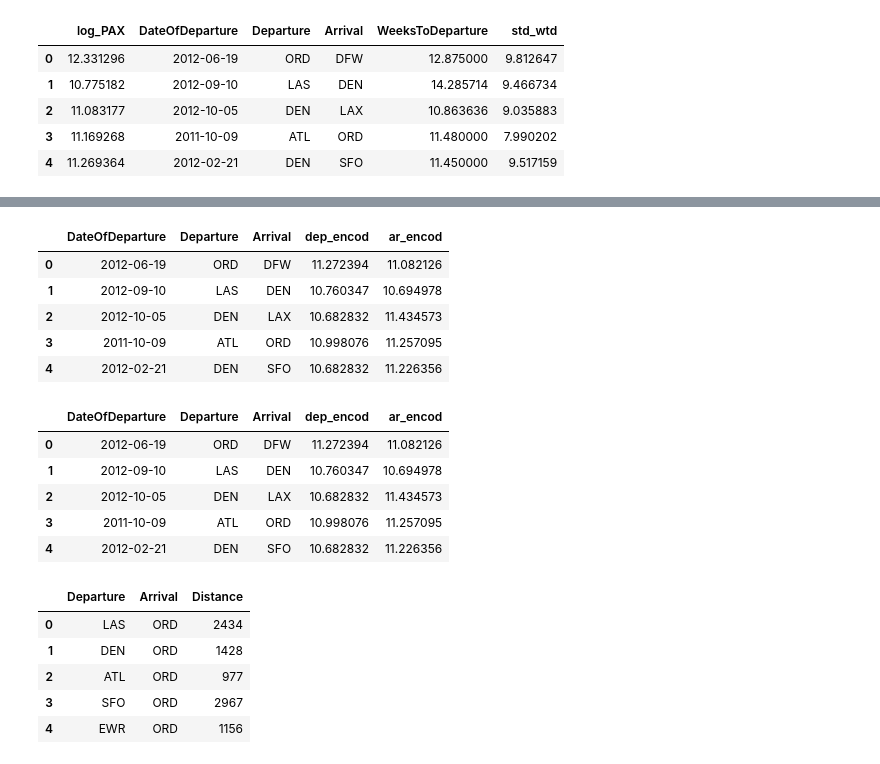
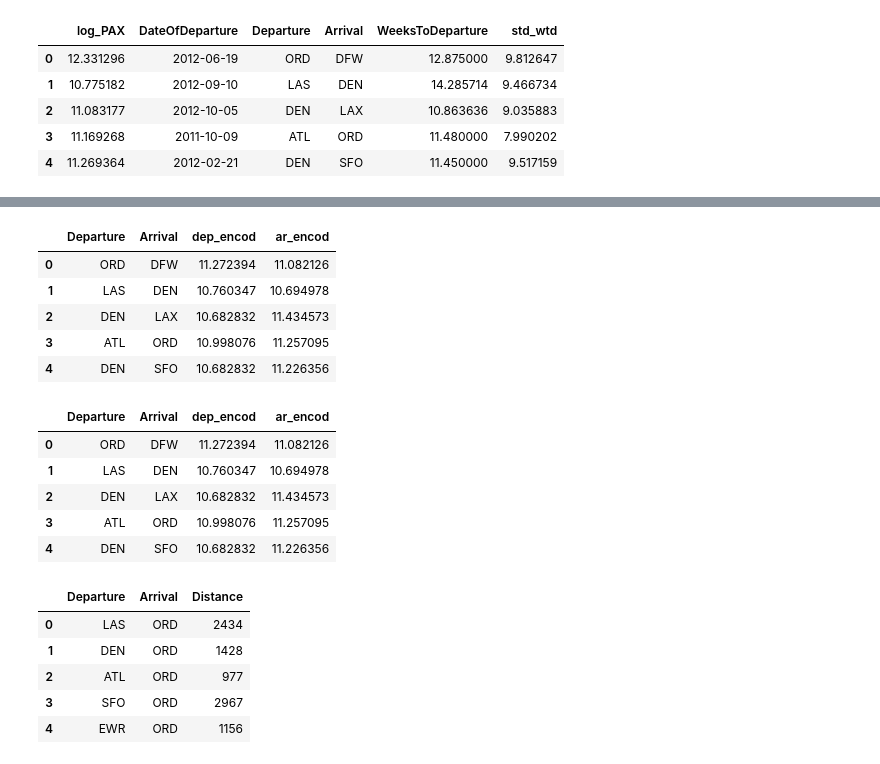
Before and after one commit to AdrienToulouse/Predicting_air_traffic, a Jupyter notebook: External_data.ipynb, the cells around one changed output, grey strips where cells are left out. Saved outputs shown, nothing was run; the diff lists cells and outputs as text; code cells hidden in the pictures.

```diff
--- a/External_data.ipynb
+++ b/External_data.ipynb
@@ -47,26 +24,26 @@ X_df['Departure'].unique().tolist()
 # %%
 mean_encode_dep = X_df.groupby('Departure')['log_PAX'].mean()
 mean_encode_ar = X_df.groupby('Arrival')['log_PAX'].mean()
 X_df.loc[:, 'dep_encod'] = X_df['Departure'].map(mean_encode_dep)
 X_df.loc[:, 'ar_encod'] = X_df['Arrival'].map(mean_encode_ar)
-X_df = X_df.drop(['log_PAX', 'WeeksToDeparture', 'std_wtd'], axis=1)
+X_df = X_df.drop(['DateOfDeparture', 'log_PAX', 'WeeksToDeparture', 'std_wtd'], axis=1)
 X_df.head()
 # %% [output]
-|  | DateOfDeparture | Departure | Arrival | dep_encod | ar_encod |
-| 0 | 2012-06-19 | ORD | DFW | 11.272394 | 11.082126 |
-| 1 | 2012-09-10 | LAS | DEN | 10.760347 | 10.694978 |
-| 2 | 2012-10-05 | DEN | LAX | 10.682832 | 11.434573 |
-| 3 | 2011-10-09 | ATL | ORD | 10.998076 | 11.257095 |
-| 4 | 2012-02-21 | DEN | SFO | 10.682832 | 11.226356 |
+|  | Departure | Arrival | dep_encod | ar_encod |
+| 0 | ORD | DFW | 11.272394 | 11.082126 |
+| 1 | LAS | DEN | 10.760347 | 10.694978 |
+| 2 | DEN | LAX | 10.682832 | 11.434573 |
+| 3 | ATL | ORD | 10.998076 | 11.257095 |
+| 4 | DEN | SFO | 10.682832 | 11.226356 |
 # %%
 X_encoded = X_df
 X_encoded.head()
 # %% [output]
-|  | DateOfDeparture | Departure | Arrival | dep_encod | ar_encod |
-| 0 | 2012-06-19 | ORD | DFW | 11.272394 | 11.082126 |
-| 1 | 2012-09-10 | LAS | DEN | 10.760347 | 10.694978 |
-| 2 | 2012-10-05 | DEN | LAX | 10.682832 | 11.434573 |
-| 3 | 2011-10-09 | ATL | ORD | 10.998076 | 11.257095 |
-| 4 | 2012-02-21 | DEN | SFO | 10.682832 | 11.226356 |
+|  | Departure | Arrival | dep_encod | ar_encod |
+| 0 | ORD | DFW | 11.272394 | 11.082126 |
+| 1 | LAS | DEN | 10.760347 | 10.694978 |
+| 2 | DEN | LAX | 10.682832 | 11.434573 |
+| 3 | ATL | ORD | 10.998076 | 11.257095 |
+| 4 | DEN | SFO | 10.682832 | 11.226356 |
 # %%
 pd.unique(X_encoded.loc[:, 'Departure']).tolist()
```
Also changed, not shown: parts of 17 cells of this notebook, 10 other files.
